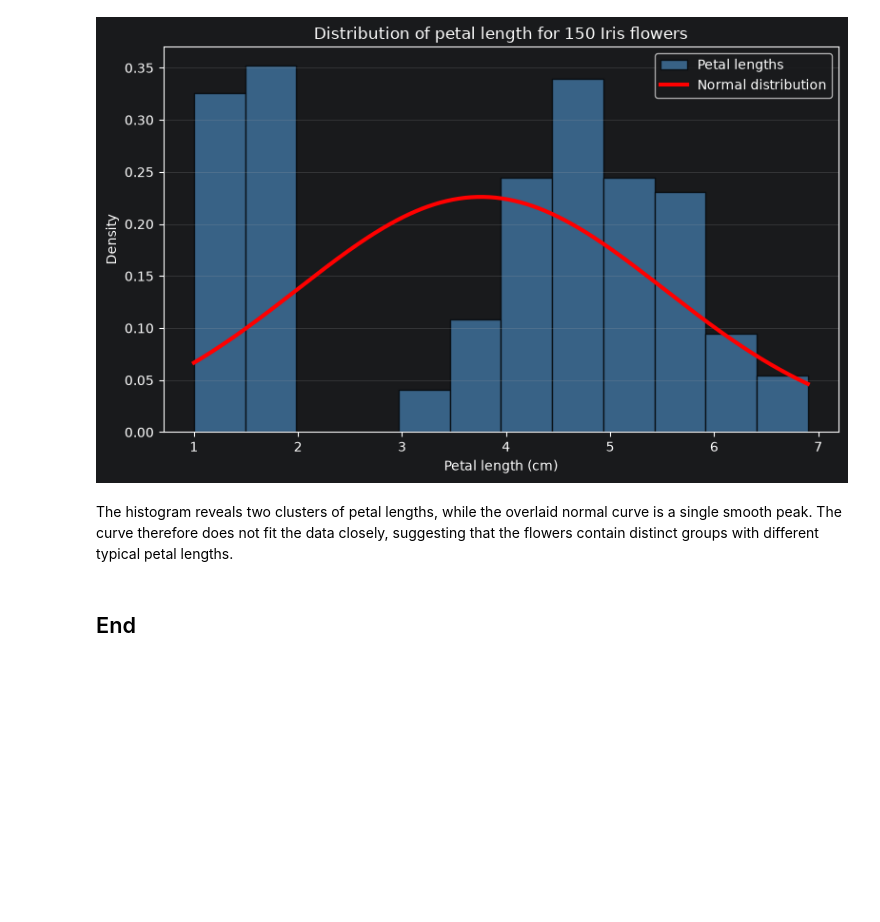
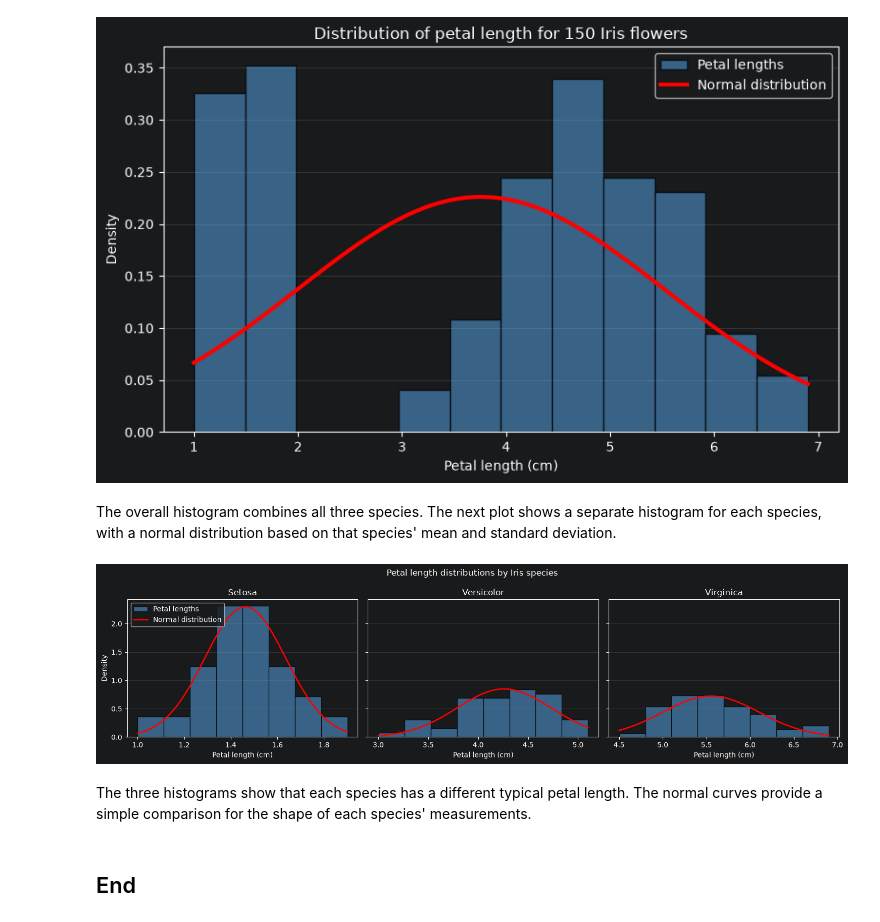
Before and after one commit to CGiardino/applied-statistics, a Jupyter notebook: problems.ipynb, the cells around one changed output. Drawn from its saved outputs; the diff is of its cells as text; code cells hidden in the pictures; blank space fills up the shorter version.

Commit message:
Create separate histograms for each of the three species and superimpose an appropriate normal distribution on each.

```diff
--- a/problems.ipynb
+++ b/problems.ipynb
@@ -50,7 +50,49 @@ plt.tight_layout()
 plt.show()
 # %% [output]
 [figure]
-# %% [markdown]
-The histogram reveals two clusters of petal lengths, while the overlaid normal curve is a single smooth peak. The curve therefore does not fit the data closely, suggesting that the flowers contain distinct groups with different typical petal lengths.
+# %% [markdown]
+The overall histogram combines all three species. The next plot shows a separate histogram for each species, with a normal distribution based on that species' mean and standard deviation.
+# %%
+# List the three flower species
+species = iris["species"].unique()
+# Create one subplot for each species
+fig, axes = plt.subplots(1, 3, figsize=(15, 4), sharey=True)
+# Plot a histogram and fitted normal curve for each species
+# zip() documentation: https://docs.python.org/3/library/functions.html#zip
+for axis, flower_species in zip(axes, species):
+    # Select petal lengths for the current species
+    lengths = iris.loc[iris["species"] == flower_species, "petal_length"]
+    # Calculate the current species' mean
+    mean = lengths.mean()
+    # Calculate the current species' standard deviation
+    std = lengths.std()
+    # Create x-values for the normal curve
+    x = np.linspace(lengths.min(), lengths.max(), 200)
+    # Calculate the normal density using this species' mean and standard deviation
+    normal_density = (1 / (std * np.sqrt(2 * np.pi))) * np.exp(-0.5 * ((x - mean) / std) ** 2)
+    # Plot the species' density histogram
+    axis.hist(lengths, bins=8, density=True, edgecolor="black", color="steelblue", alpha=0.7, label="Petal lengths")
+    # Plot the fitted normal distribution
+    axis.plot(x, normal_density, color="red", linewidth=2, label="Normal distribution")
+    # Add the species name as the subplot title
+    axis.set_title(flower_species.capitalize())
+    # Label the x-axis
+    axis.set_xlabel("Petal length (cm)")
+    # Add light horizontal gridlines
+    axis.grid(axis="y", alpha=0.25)
+# Add the shared y-axis label
+axes[0].set_ylabel("Density")
+# Add a legend to the first subplot
+axes[0].legend()
+# Add a title for the full figure
+fig.suptitle("Petal length distributions by Iris species")
+# Adjust spacing between subplots
+fig.tight_layout()
+# Display the plots
+plt.show()
+# %% [output]
+[figure, added]
+# %% [markdown]
+The three histograms show that each species has a different typical petal length. The normal curves provide a simple comparison for the shape of each species' measurements.
 # %% [markdown]
 ## End
```
Also changed, not shown: parts of 1 cell of this notebook.
